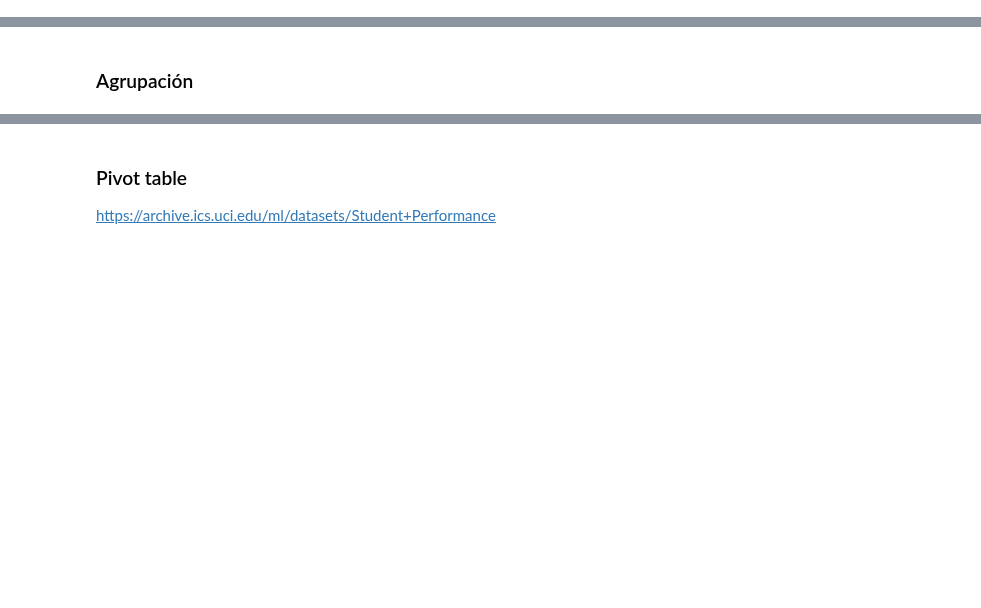
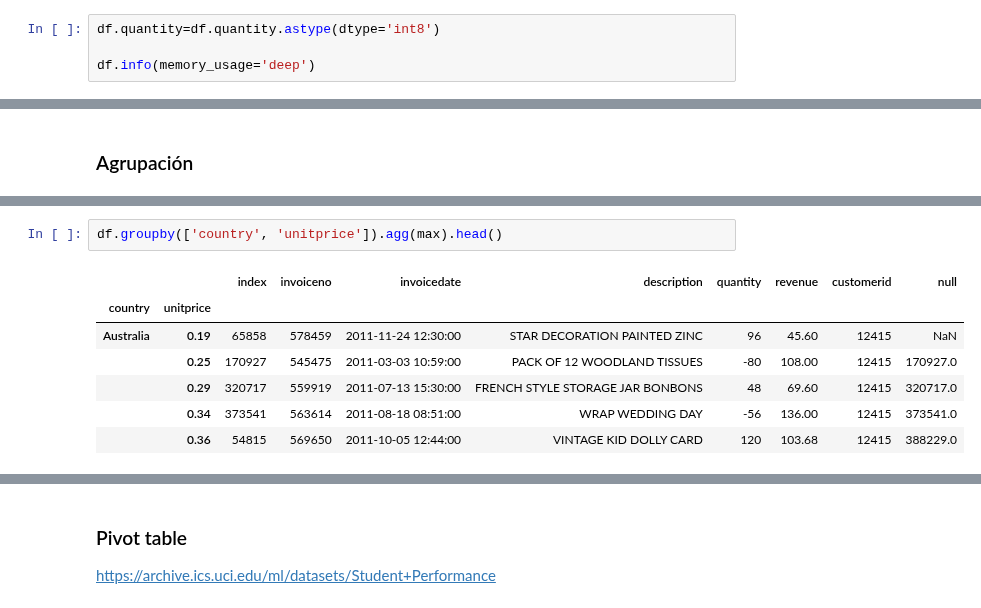
Before and after one commit to Ironhack-Data-Madrid-Enero-2023/apuntes_clase, a Jupyter notebook: semana_2/2.1 - Pandas Deepdive.ipynb, the cells around one changed output, grey strips where cells are left out. Cells and saved outputs as stored; diff of their text form; blank space fills up the shorter version.

Commit message:
pandas deep

```diff
--- a/semana_2/2.1 - Pandas Deepdive.ipynb
+++ b/semana_2/2.1 - Pandas Deepdive.ipynb
@@ -606,0 +639,4 @@ memory usage: 33.2+ MB
+# %%
+df.quantity=df.quantity.astype(dtype='int8')
+
+df.info(memory_usage='deep')
@@ -612,0 +965,10 @@ memory usage: 33.2+ MB
+# %%
+df.groupby(['country', 'unitprice']).agg(max).head()
+# %% [output]
+|  |  | index | invoiceno | invoicedate | description | quantity | revenue | customerid | null |
+| country | unitprice |  |  |  |  |  |  |  |  |
+| Australia | 0.19 | 65858 | 578459 | 2011-11-24 12:30:00 | STAR DECORATION PAINTED ZINC | 96 | 45.60 | 12415 | NaN |
+|  | 0.25 | 170927 | 545475 | 2011-03-03 10:59:00 | PACK OF 12 WOODLAND TISSUES | -80 | 108.00 | 12415 | 170927.0 |
+|  | 0.29 | 320717 | 559919 | 2011-07-13 15:30:00 | FRENCH STYLE STORAGE JAR BONBONS | 48 | 69.60 | 12415 | 320717.0 |
+|  | 0.34 | 373541 | 563614 | 2011-08-18 08:51:00 | WRAP WEDDING DAY | -56 | 136.00 | 12415 | 373541.0 |
+|  | 0.36 | 54815 | 569650 | 2011-10-05 12:44:00 | VINTAGE KID DOLLY CARD | 120 | 103.68 | 12415 | 388229.0 |
```
Also changed, not shown: parts of 53 cells of this notebook.
